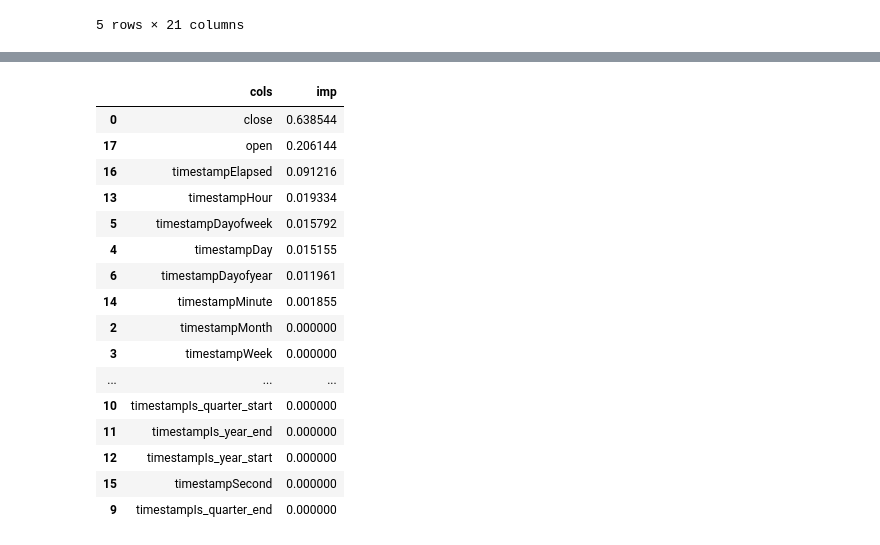
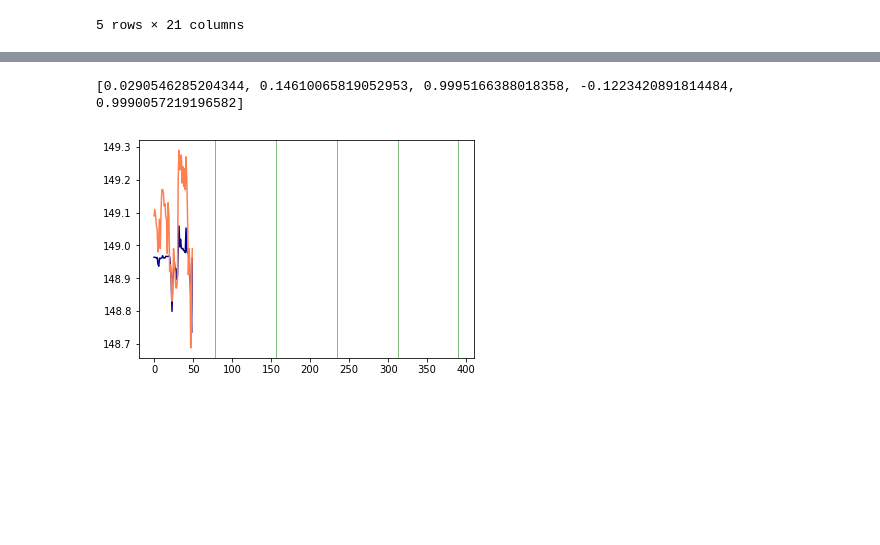
Before and after one commit to FSSoar/IlliniDatathon2019, a Jupyter notebook: RandomForest-DayToDay.ipynb, the cells around one changed output, grey strips where cells are left out. Saved outputs shown, nothing was run; the diff lists cells and outputs as text; code cells hidden in the pictures; blank space fills up the shorter version.

```diff
--- a/RandomForest-DayToDay.ipynb
+++ b/RandomForest-DayToDay.ipynb
@@ -336,20 +310,48 @@ plt.show()
-# %%
-rf_feat_importance(rf_one_sec, df)
-# %% [output]
-|  | cols | imp |
-| 0 | close | 0.638544 |
-| 17 | open | 0.206144 |
-| 16 | timestampElapsed | 0.091216 |
-| 13 | timestampHour | 0.019334 |
-| 5 | timestampDayofweek | 0.015792 |
-| 4 | timestampDay | 0.015155 |
-| 6 | timestampDayofyear | 0.011961 |
-| 14 | timestampMinute | 0.001855 |
-| 2 | timestampMonth | 0.000000 |
-| 3 | timestampWeek | 0.000000 |
-| ... | ... | ... |
-| 10 | timestampIs_quarter_start | 0.000000 |
-| 11 | timestampIs_year_end | 0.000000 |
-| 12 | timestampIs_year_start | 0.000000 |
-| 15 | timestampSecond | 0.000000 |
-| 9 | timestampIs_quarter_end | 0.000000 |
+# %%
+PATH = 'data/HON-TIME_SERIES_INTRADAY.csv'
+dateColumn = "timestamp"
+
+df_HON = pd.read_csv(PATH, low_memory=False, parse_dates=[dateColumn])
+df_HON.rename(index=str, columns={"open": "sale_price"}, inplace=True)
+add_datepart(df_HON, dateColumn, time=True)
+df_HON.head()
+
+new_open_col = create_open_col(df_HON)
+df_HON['open'] = new_open_col
+
+to_predict = "sale_price"
+to_drop = ['high', 'low', 'volume']
+result = proc_df(df_HON, y_fld=to_predict, skip_flds=to_drop)
+df = result[0]
+y = result[1]
+
+to_remove = np.argwhere(np.isnan(y))
+if len(to_remove) > 0:
+    print('removing some nan cols')
+    to_remove = [row[0] for row in to_remove.tolist()]
+    print(to_remove)
+    df = df.drop(to_remove, axis=0)
+    y = y[~np.isnan(y)]
+
+n_valid = 50 # predict part of the last day
+n_train = len(df) - n_valid
+# raw just uses the df_formatted
+raw_train, raw_valid = split_vals(df_HON, n_train)
+X_train, X_valid = split_vals(df, n_train)
+y_train, y_valid = split_vals(y, n_train)
+
+rf_HON = RandomForestRegressor(n_estimators=100, min_samples_leaf=3, n_jobs=-1, bootstrap=True, max_features=0.5)
+rf_HON.fit(X_train, y_train)
+print_score(rf_HON)
+# %% [output]
+[0.0290546285204344, 0.14610065819052953, 0.9995166388018358, -0.1223420891814484, 0.9990057219196582]
+# %%
+preds = rf_HON.predict(X_valid)
+x = [i for i in range(len(preds))]
+plt.plot(x,preds, color='darkblue')
+plt.plot(x, y_valid, color='coral')
+for i in range(1, 6):
+    plt.axvline(x=78*i, color='green', linewidth=0.5)
+plt.show()
+# %% [output]
+[figure, added]
```
Also changed, not shown: parts of 7 cells of this notebook, 2 other files.
